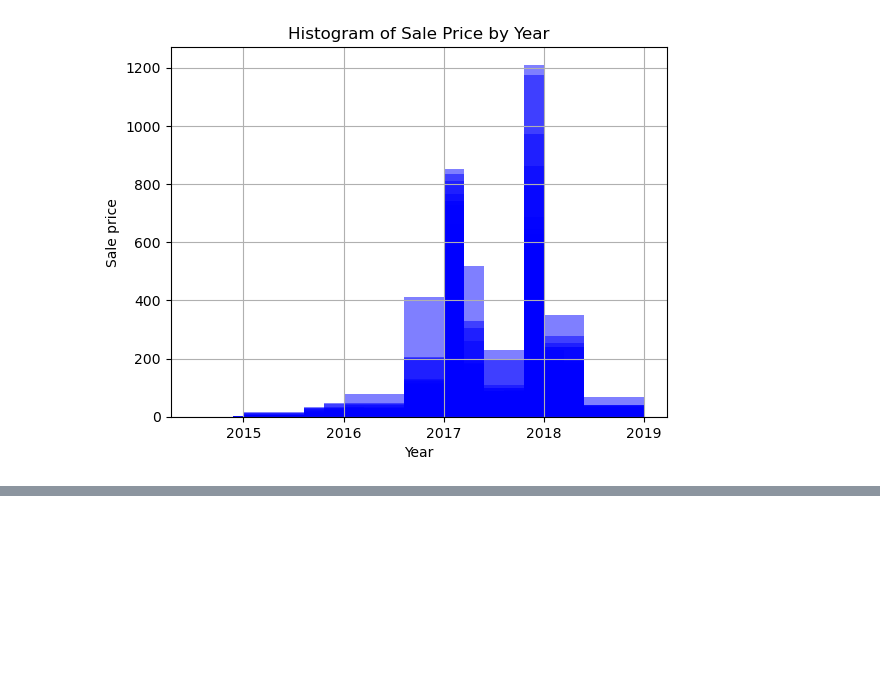
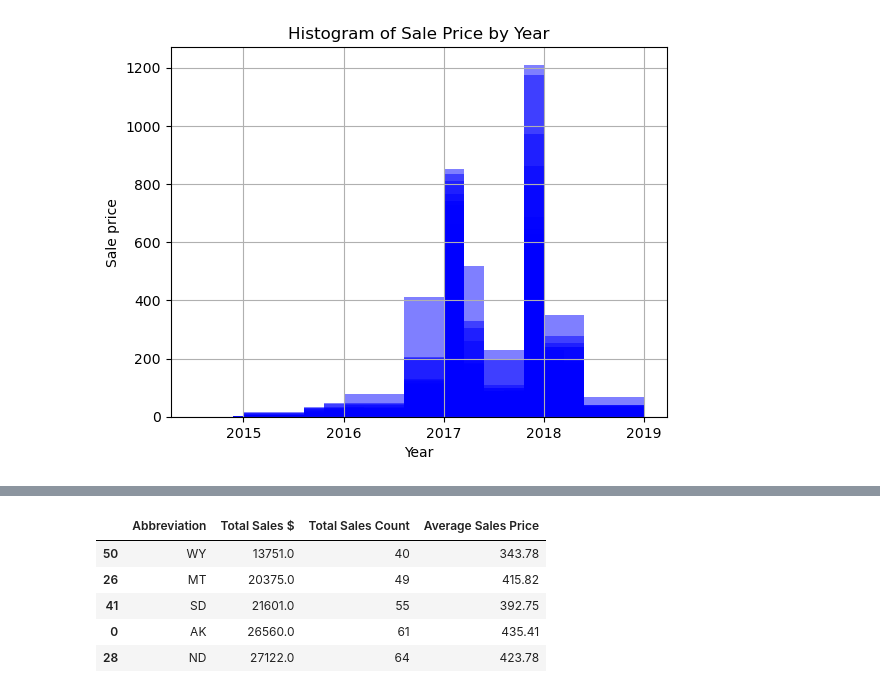
Before and after one commit to melissaa06/SNKRS_R_US, a Jupyter notebook: SneakerPy.ipynb, the cells around one changed output, grey strips where cells are left out. Cells and saved outputs as stored; diff of their text form; code cells hidden in the pictures; blank space fills up the shorter version.

```diff
--- a/SneakerPy.ipynb
+++ b/SneakerPy.ipynb
@@ -203,0 +225,10 @@ HeatMap_Sales.show()
+# %%
+Bottom_Dollars_States = stategrouped_summary.sort_values('Total Sales $', ascending=True)
+Bottom_Dollars_States.head(5)
+# %% [output]
+|  | Abbreviation | Total Sales $ | Total Sales Count | Average Sales Price |
+| 50 | WY | 13751.0 | 40 | 343.78 |
+| 26 | MT | 20375.0 | 49 | 415.82 |
+| 41 | SD | 21601.0 | 55 | 392.75 |
+| 0 | AK | 26560.0 | 61 | 435.41 |
+| 28 | ND | 27122.0 | 64 | 423.78 |
```
Also changed, not shown: parts of 8 cells of this notebook.
